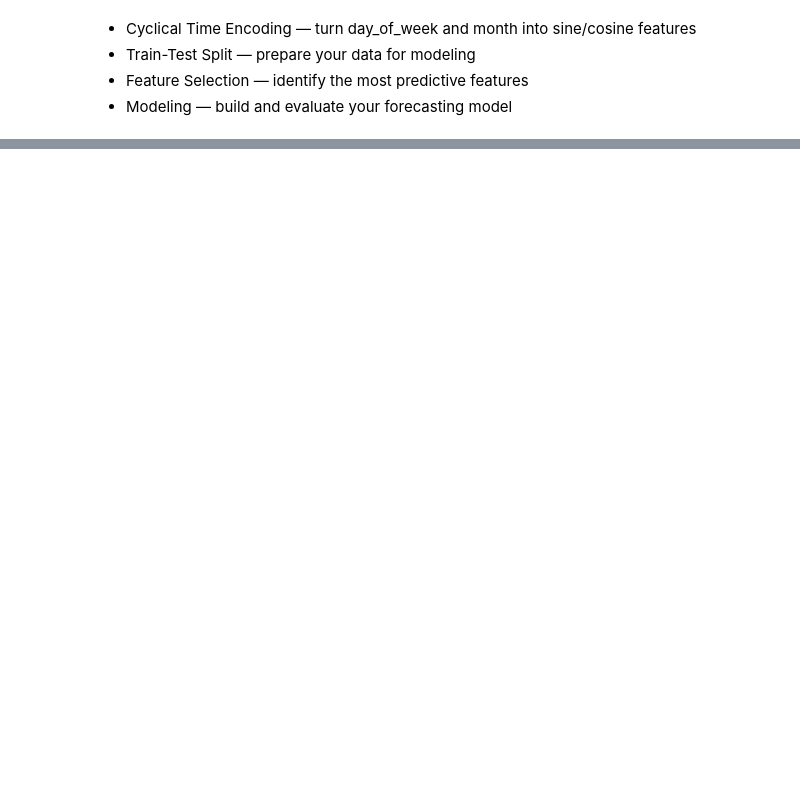
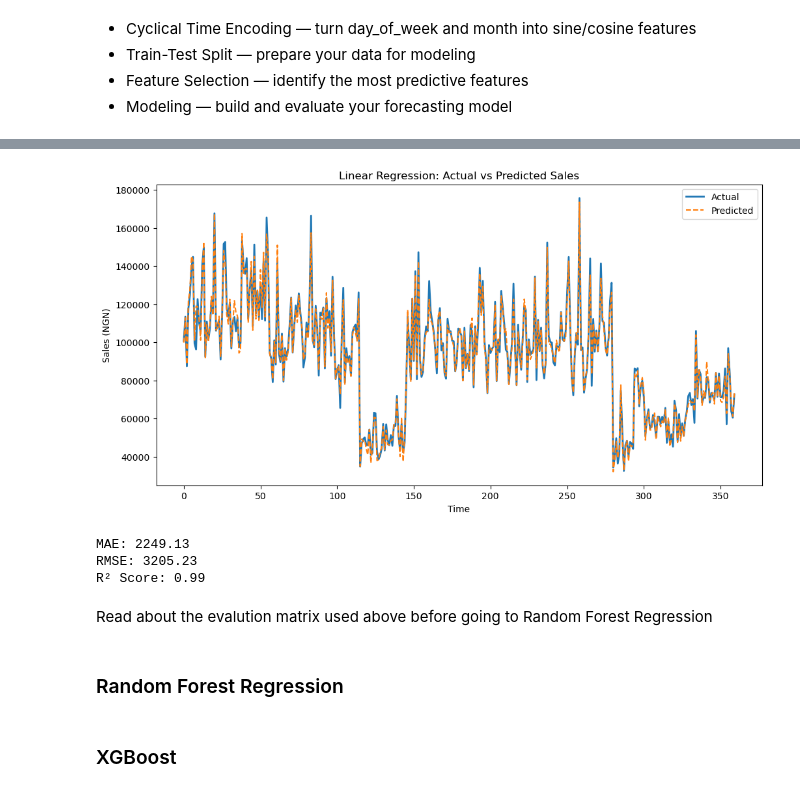
Before and after one commit to Olamilekanvic/Pizza-Sales-Prediction, a Jupyter notebook: daily_pizza_sales_prediction.ipynb, the cells around one changed output, grey strips where cells are left out. Cells and saved outputs as stored; diff of their text form; code cells hidden in the pictures; blank space fills up the shorter version.

Commit message:
Linear Reg Commit

```diff
--- a/daily_pizza_sales_prediction.ipynb
+++ b/daily_pizza_sales_prediction.ipynb
@@ -270 +611,14 @@ df
+# %%
+# Splitting the dataset into Training set and Test set
+from sklearn.model_selection import train_test_split
+
+X_train, X_test, y_train, y_test = train_test_split(X, y, test_size=0.2, shuffle=False)
+# %%
+# Feature Scaling for Linear Regression Model
+
+from sklearn.preprocessing import StandardScaler
+
+scaler = StandardScaler()
+X_train_scaled = scaler.fit_transform(X_train)
+X_test_scaled = scaler.transform(X_test)
 # %% [markdown]
@@ -271,0 +631,6 @@ df
+# %%
+# Fit the Linear Regression Model on the Scaled Data
+
+from sklearn.linear_model import LinearRegression
+regressor = LinearRegression()
+regressor.fit(X_train_scaled, y_train)
@@ -271,0 +639,5 @@ df
+# %%
+# Predicting the Test Set Results
+y_pred = regressor.predict(X_test_scaled)
+
+y_pred
@@ -271,0 +676,34 @@ df
+# %%
+# Visualizing the Predictions
+plt.figure(figsize=(12, 6))
+plt.plot(y_test.values, label='Actual', linewidth=2)
+plt.plot(y_pred, label='Predicted', linestyle='--')
+plt.title('Linear Regression: Actual vs Predicted Sales')
+plt.xlabel('Time')
+plt.ylabel('Sales (NGN)')
+plt.legend()
+plt.show()
+# %% [output]
+[figure, added]
+# %%
+# Evaluating the Model
+from sklearn.metrics import mean_absolute_error, mean_squared_error, r2_score
+import numpy as np
+
+mae = mean_absolute_error(y_test, y_pred)
+rmse = np.sqrt(mean_squared_error(y_test, y_pred))
+r2 = r2_score(y_test, y_pred)
+
+print(f"MAE: {mae:.2f}")
+print(f"RMSE: {rmse:.2f}")
+print(f"R² Score: {r2:.2f}")
+# %% [output]
+MAE: 2249.13
+RMSE: 3205.23
+R² Score: 0.99
+# %% [markdown]
+Read about the evalution matrix used above before going to Random Forest Regression
+# %% [markdown]
+### Random Forest Regression
+# %% [markdown]
+### XGBoost
```
Also changed, not shown: parts of 38 cells of this notebook.
